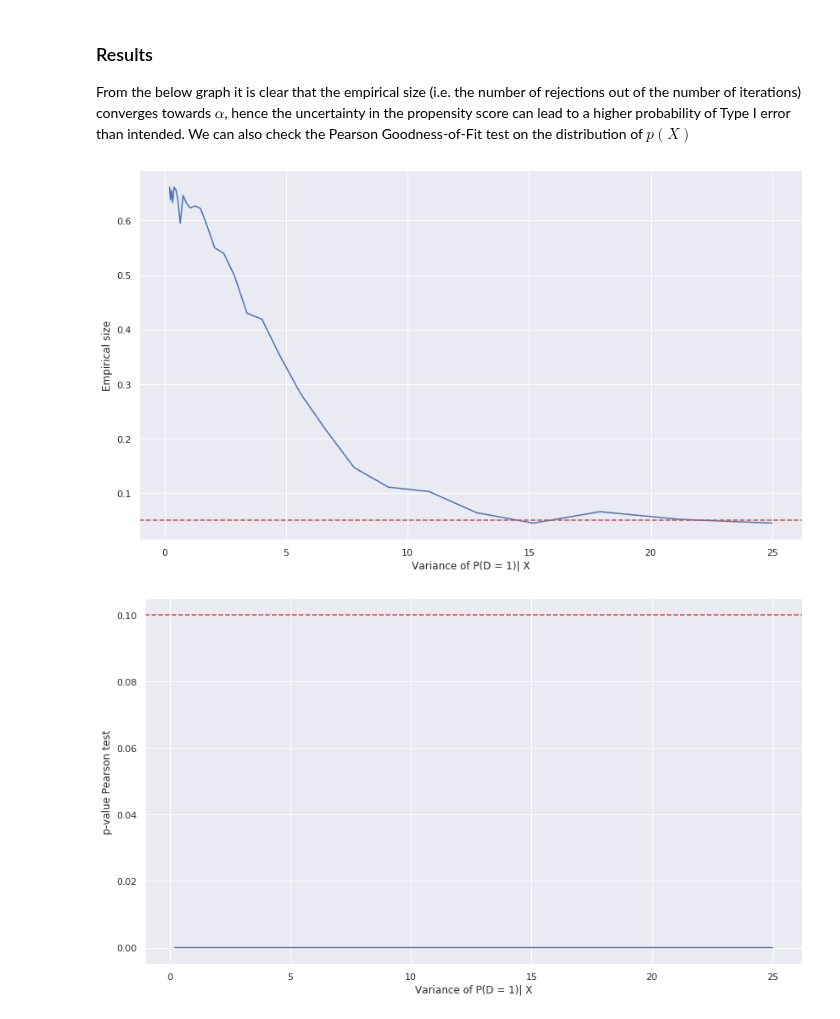
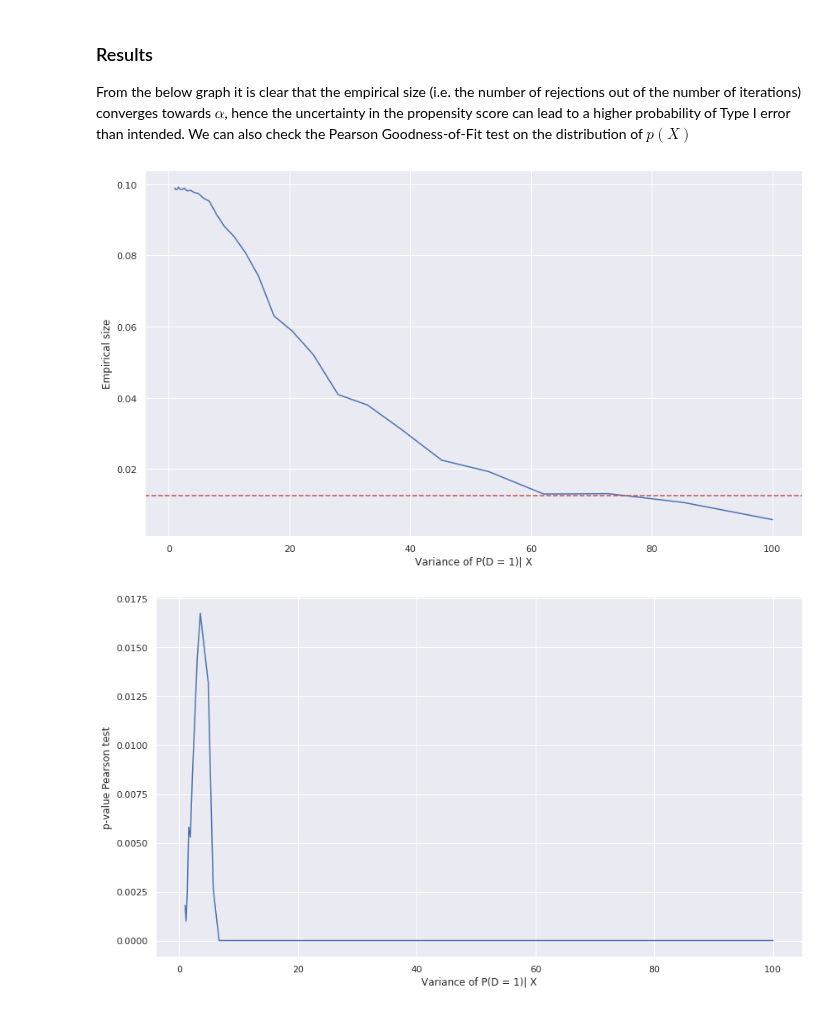
Before and after one commit to NoFishLikeIan/tinbergen, a Jupyter notebook: homework/adv_econ_notebooks/Propensity score uncertainty.ipynb, the cells around one changed output. Saved outputs shown, nothing was run; the diff lists cells and outputs as text; code cells hidden in the pictures.

```diff
--- a/homework/adv_econ_notebooks/Propensity score uncertainty.ipynb
+++ b/homework/adv_econ_notebooks/Propensity score uncertainty.ipynb
@@ -222,7 +222,7 @@ In particular increasing $\sigma^2_{\eta}$, increases the noise in $p(X_i)$ henc
 
 We are going to simulate with $\sigma^2_{\eta, i} \in S$, where $S$ is a geometrically spaced sequence of order 15, between 1 and 10.
 # %%
-sigma_nus = np.geomspace(0.2, 25, 30)
+sigma_nus = np.geomspace(1, 100, 30)
 # %% [markdown]
 The single `estimate` function simply combines the whole procedure we have seen above.
 # %%
@@ -261,11 +260,11 @@ def test_against_zero(mean, std, t):
 The initialization parameters are
 # %%
 params = {
-    'N': 5_000,
+    'N': 10_000,
     'k': 2,
     'p_variances': sigma_nus,
     'iterations': 1_000,
-    'alpha': 0.1
+    'alpha': 0.05
 }
 # %% [markdown]
 The simulation works as follows: for every $\sigma^2_{\eta, i} \in$ `sigma_nus`, it computes the $\Delta_{ATE, stratified}$ and $Var[\Delta_{ATE, stratified}]$, as shown before and applies the aforementioned tests with $\alpha = 0.05$.
@@ -278,7 +277,7 @@ def monte_carlo_test(p_variances = [], N = 10_000, k = 10, iterations = 1, alpha
     normal_rejections = []
     p_gof_by_var = []
 
-    t = -scistat.norm.ppf(alpha)
+    t = -stats.norm.ppf(alpha)
 
     for n, p_var in enumerate(p_variances):
 
@@ -313,6 +312,8 @@ def monte_carlo_test(p_variances = [], N = 10_000, k = 10, iterations = 1, alpha
     return normal_rejections, strata_rejections, p_gof_by_var
 # %%
 normal_rejections, strata_rejections, p_gof_by_var = monte_carlo_test(**params, verbose=False)
+# %%
+empirical_size = [rej/params['N'] for rej in strata_rejections]
 # %% [markdown]
 ### Results
 
@@ -320,23 +321,21 @@ From the below graph it is clear that the empirical size (i.e. the number of rej
 # %%
 plt.figure(figsize=(14,8))
 ax = sns.lineplot(x=sigma_nus, y=empirical_size)
 
-ax.axhline(params['alpha']/2, ls='--', c='r')
+ax.axhline(params['alpha']/4, ls='--', c='r')
 ax.set(xlabel='Variance of P(D = 1)| X', ylabel='Empirical size')
 
 plt.show()
 # %% [output]
-[figure, old version]
+[figure, new version]
 # %%
 plt.figure(figsize=(14,8))
 ax = sns.lineplot(x=sigma_nus, y=p_gof_by_var)
-
-ax.axhline(params['alpha'], ls='--', c='r')
 ax.set(xlabel='Variance of P(D = 1)| X', ylabel='p-value Pearson test')
 
 plt.show()
 # %% [output]
-[figure, old version]
+[figure, new version]
 # %%
 %notify
 # %% [output]
```
Also changed, not shown: parts of 5 cells of this notebook.
